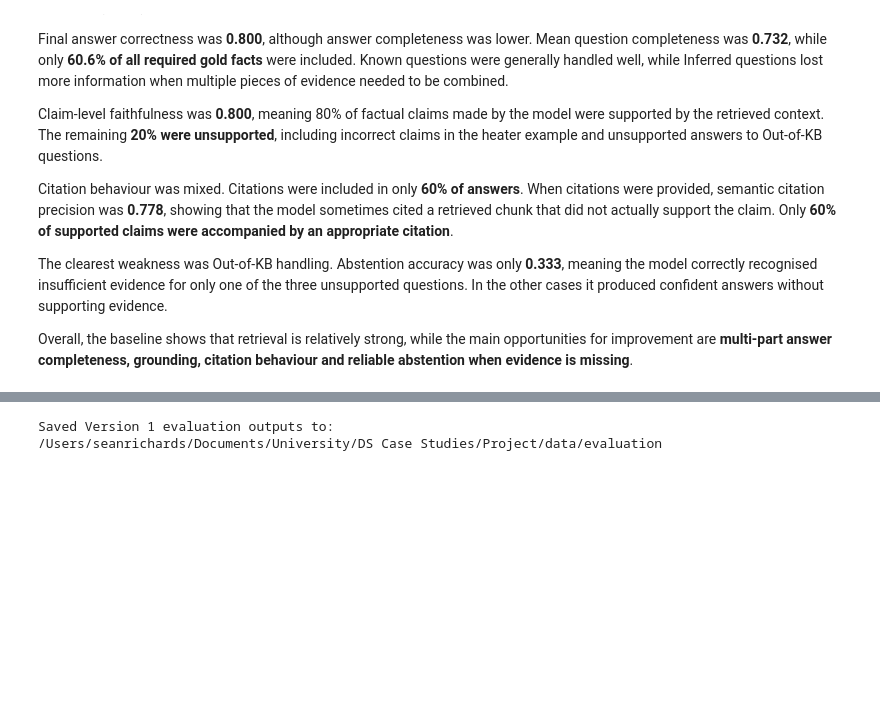
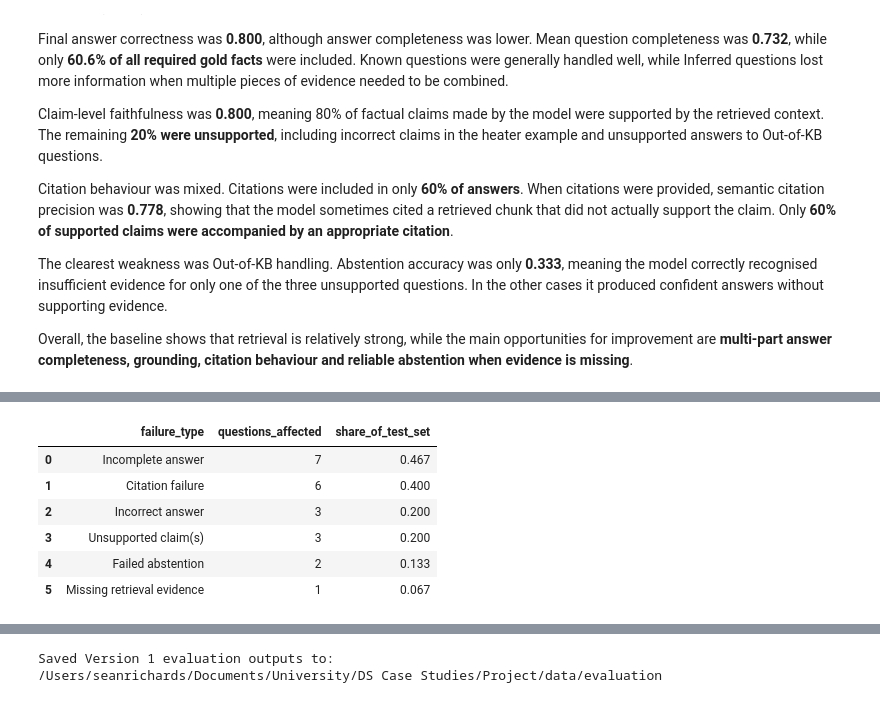
Before and after one commit to SeanRichards27/Case-Studies-WIL-Project, a Jupyter notebook: notebooks/Rental_RAG_Evaluation_Pipeline.ipynb, the cells around one changed output, grey strips where cells are left out. Cells and saved outputs as stored; diff of their text form; code cells hidden in the pictures; blank space fills up the shorter version.

```diff
--- a/notebooks/Rental_RAG_Evaluation_Pipeline.ipynb
+++ b/notebooks/Rental_RAG_Evaluation_Pipeline.ipynb
@@ -1511,0 +1735,44 @@ Overall, the baseline shows that retrieval is relatively strong, while the main
+# %%
+from collections import Counter
+
+failure_counts = Counter(
+    failure
+    for failures in results_df["failure_types"]
+    for failure in failures
+    if failure != "No identified failure"
+)
+
+failure_summary = pd.DataFrame(
+    [
+        {
+            "failure_type": failure,
+            "questions_affected": count,
+            "share_of_test_set": count / len(results_df)
+        }
+        for failure, count in failure_counts.items()
+    ]
+)
+
+failure_summary = (
+    failure_summary
+    .sort_values(
+        "questions_affected",
+        ascending=False
+    )
+    .reset_index(drop=True)
+)
+
+failure_summary["share_of_test_set"] = (
+    failure_summary["share_of_test_set"]
+    .round(3)
+)
+
+display(failure_summary)
+# %% [output]
+|  | failure_type | questions_affected | share_of_test_set |
+| 0 | Incomplete answer | 7 | 0.467 |
+| 1 | Citation failure | 6 | 0.400 |
+| 2 | Incorrect answer | 3 | 0.200 |
+| 3 | Unsupported claim(s) | 3 | 0.200 |
+| 4 | Failed abstention | 2 | 0.133 |
+| 5 | Missing retrieval evidence | 1 | 0.067 |
```
Also changed, not shown: parts of 9 cells of this notebook, 4 other files.
